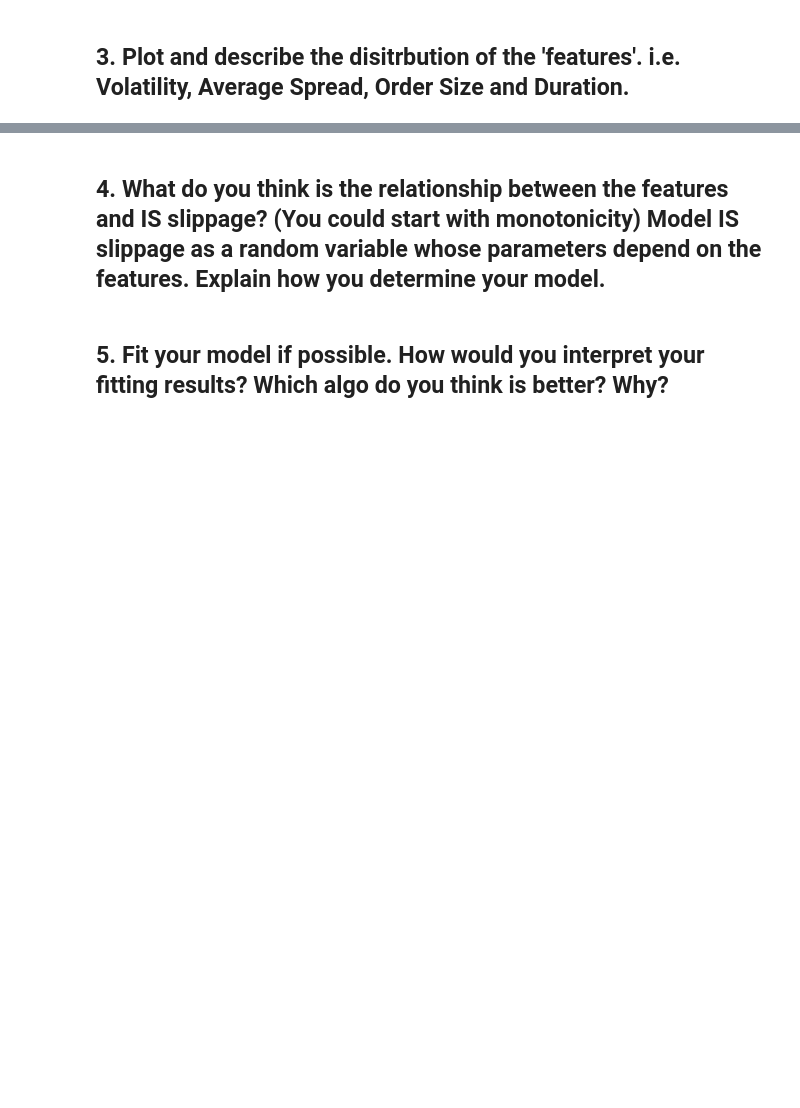
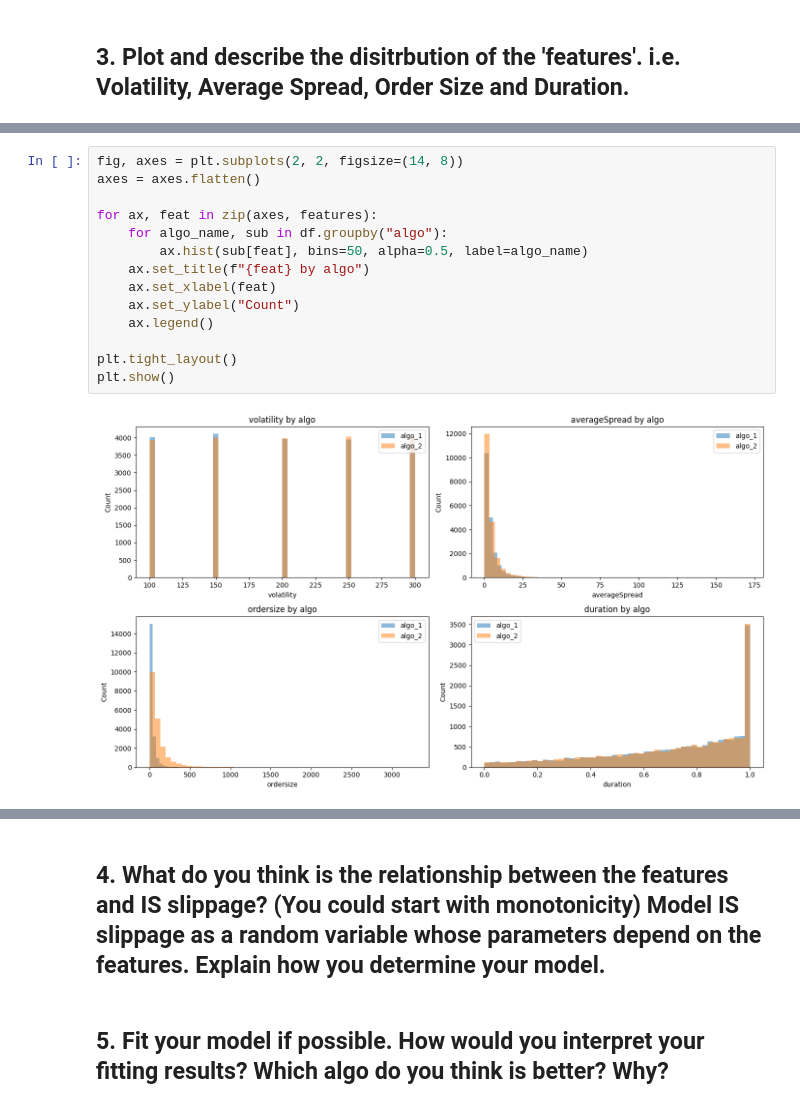
Before and after one commit to Lawrence2005/UBS-OA, a Jupyter notebook: solution.ipynb, the cells around one changed output, grey strips where cells are left out. Cells and saved outputs as stored; diff of their text form; blank space fills up the shorter version.

```diff
--- a/solution.ipynb
+++ b/solution.ipynb
@@ -110,0 +164,16 @@ On a raw unconditional basis, algo_1 appears to perform better, having lower ave
+# %%
+fig, axes = plt.subplots(2, 2, figsize=(14, 8))
+axes = axes.flatten()
+
+for ax, feat in zip(axes, features):
+    for algo_name, sub in df.groupby("algo"):
+        ax.hist(sub[feat], bins=50, alpha=0.5, label=algo_name)
+    ax.set_title(f"{feat} by algo")
+    ax.set_xlabel(feat)
+    ax.set_ylabel("Count")
+    ax.legend()
+
+plt.tight_layout()
+plt.show()
+# %% [output]
+[figure, added]
```
Also changed, not shown: parts of 10 cells of this notebook.
